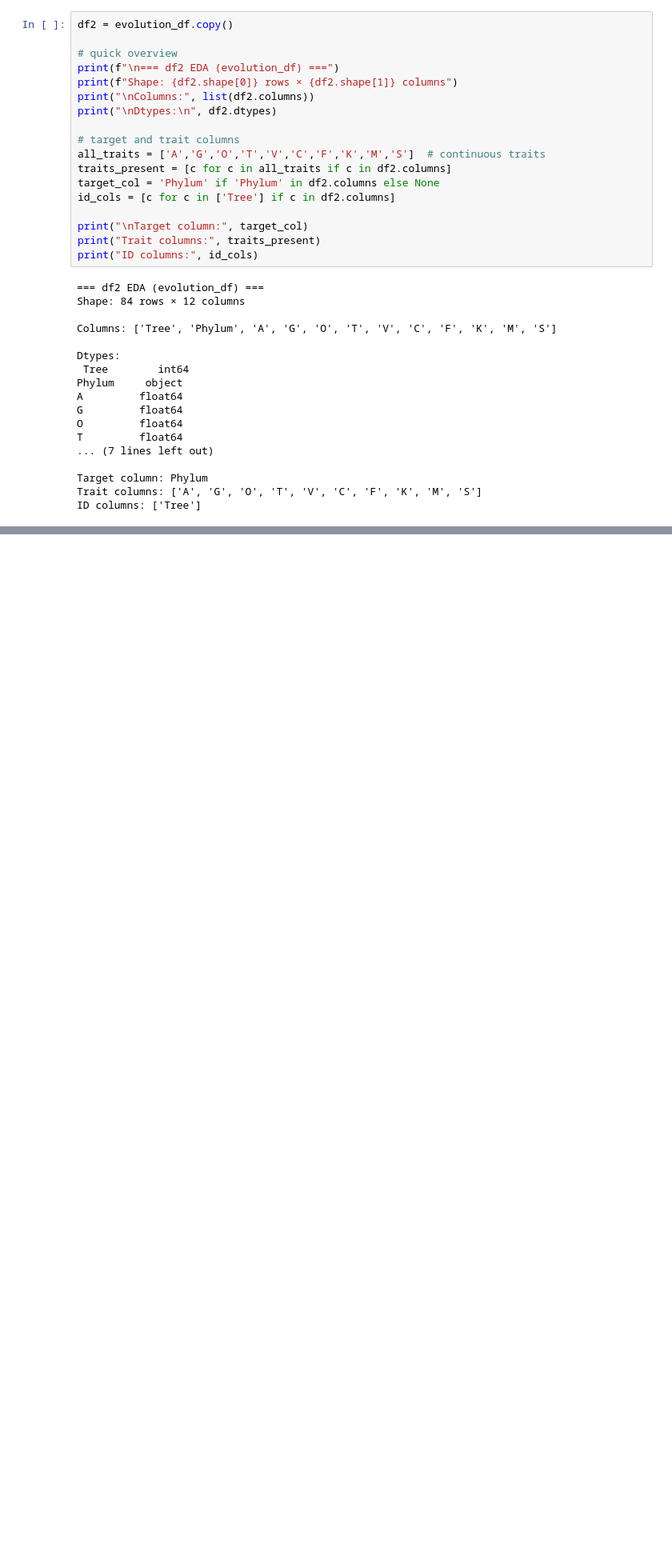
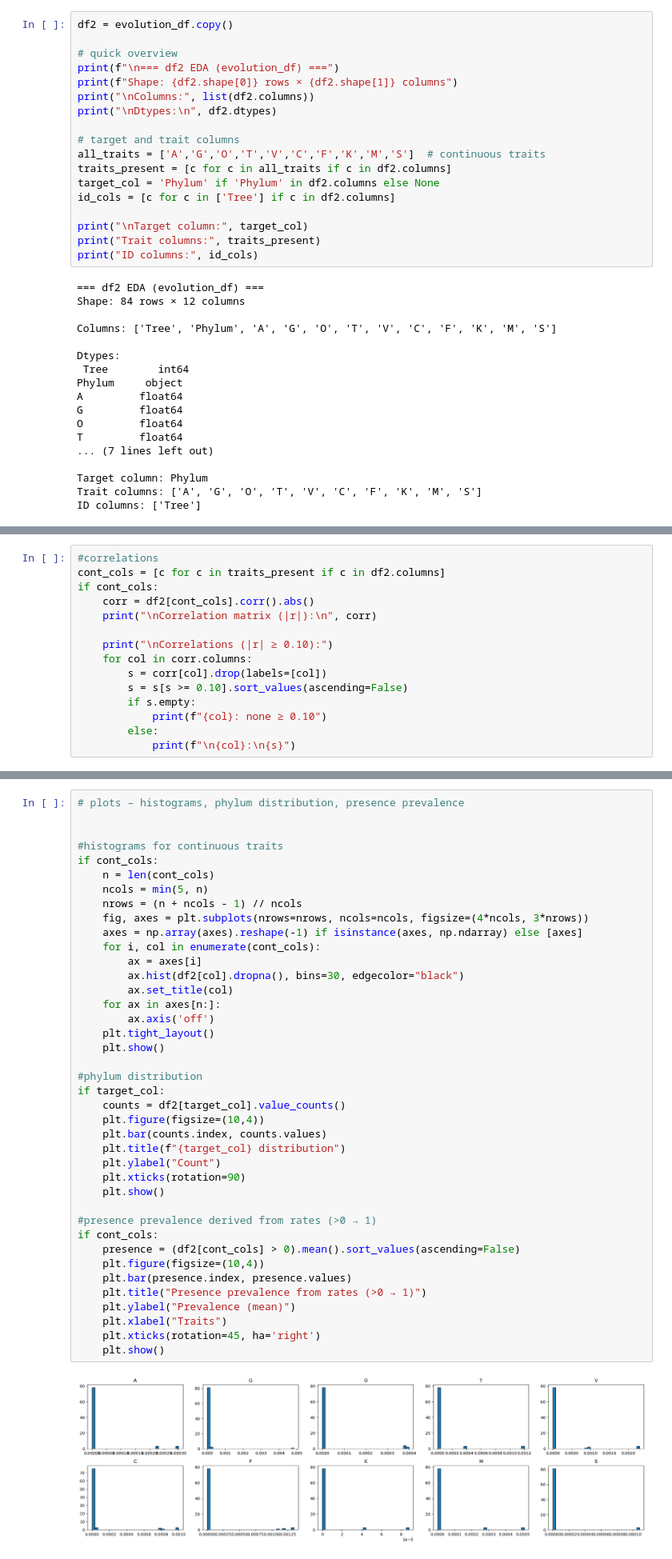
Before and after one commit to INFO-523-SU25/final-project-thompson, a Jupyter notebook: full_dataanalysis.ipynb, the cells around one changed output, grey strips where cells are left out. Shown at 80% size. Cells and saved outputs as stored; diff of their text form; blank space fills up the shorter version.

```diff
--- a/full_dataanalysis.ipynb
+++ b/full_dataanalysis.ipynb
@@ -437,0 +646,15 @@ ID columns: ['Tree']
+# %%
+#correlations
+cont_cols = [c for c in traits_present if c in df2.columns]
+if cont_cols:
+    corr = df2[cont_cols].corr().abs()
+    print("\nCorrelation matrix (|r|):\n", corr)
+
+    print("\nCorrelations (|r| ≥ 0.10):")
+    for col in corr.columns:
+        s = corr[col].drop(labels=[col])
+        s = s[s >= 0.10].sort_values(ascending=False)
+        if s.empty:
+            print(f"{col}: none ≥ 0.10")
+        else:
+            print(f"\n{col}:\n{s}")
@@ -437,0 +681,42 @@ ID columns: ['Tree']
+# %%
+# plots – histograms, phylum distribution, presence prevalence
+
+
+#histograms for continuous traits
+if cont_cols:
+    n = len(cont_cols)
+    ncols = min(5, n)
+    nrows = (n + ncols - 1) // ncols
+    fig, axes = plt.subplots(nrows=nrows, ncols=ncols, figsize=(4*ncols, 3*nrows))
+    axes = np.array(axes).reshape(-1) if isinstance(axes, np.ndarray) else [axes]
+    for i, col in enumerate(cont_cols):
+        ax = axes[i]
+        ax.hist(df2[col].dropna(), bins=30, edgecolor="black")
+        ax.set_title(col)
+    for ax in axes[n:]:
+        ax.axis('off')
+    plt.tight_layout()
+    plt.show()
+
+#phylum distribution
+if target_col:
+    counts = df2[target_col].value_counts()
+    plt.figure(figsize=(10,4))
+    plt.bar(counts.index, counts.values)
+    plt.title(f"{target_col} distribution")
+    plt.ylabel("Count")
+    plt.xticks(rotation=90)
+    plt.show()
+
+#presence prevalence derived from rates (>0 → 1)
+if cont_cols:
+    presence = (df2[cont_cols] > 0).mean().sort_values(ascending=False)
+    plt.figure(figsize=(10,4))
+    plt.bar(presence.index, presence.values)
+    plt.title("Presence prevalence from rates (>0 → 1)")
+    plt.ylabel("Prevalence (mean)")
+    plt.xlabel("Traits")
+    plt.xticks(rotation=45, ha='right')
+    plt.show()
+# %% [output]
+[figure, added]
```
Also changed, not shown: parts of 26 cells of this notebook.
